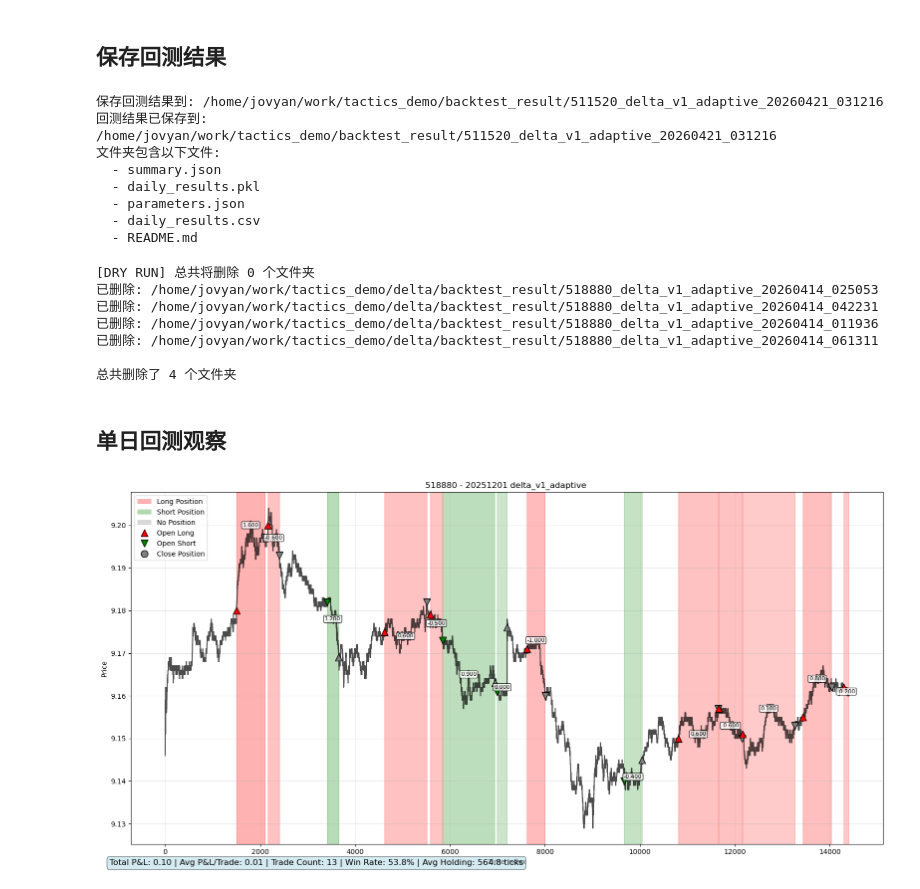
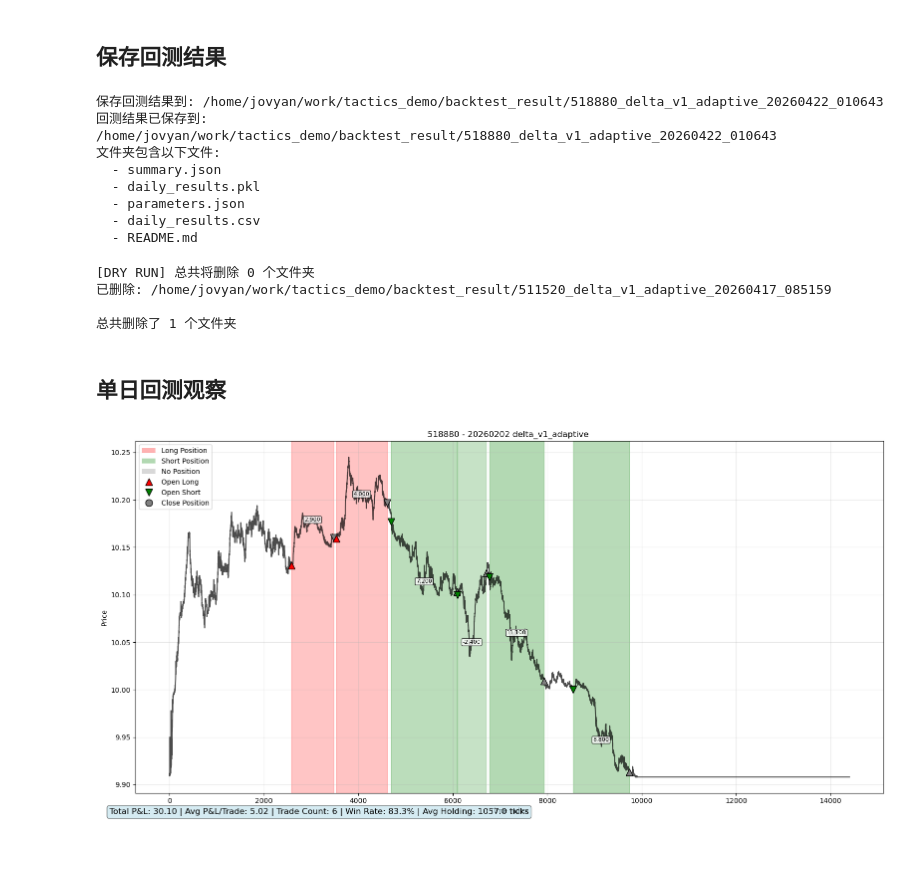
Before and after one commit to artinsophia/Quant-Intern-2026, a Jupyter notebook: delta/demo.ipynb, the cells around one changed output. Drawn from its saved outputs; the diff is of its cells as text; code cells hidden in the pictures; blank space fills up the shorter version.

```diff
--- a/delta/demo.ipynb
+++ b/delta/demo.ipynb
@@ -35,8 +32,8 @@ param_dict = {
     'stride': 1,
 
     'short_window': 60,
-    'long_window': 600,
-    'y_window': 600,
+    'long_window': 300,
+    'y_window': 900,
 
     'open_threshold': 2,
     'open_confidence': 0,
@@ -44,15 +41,15 @@ param_dict = {
     'close_confidence': 1,
     'reset_threshold': 2,
     'reset_confidence': 0,
-    'gamma': 1,
+    'gamma': 3,
 
     'standard_num': 1000,
 
     'atr_multiplier': 4,
     'vol_window': 900,
 
-    'k_up': 4,
-    'k_down': 4,
+    'k_up': 3,
+    'k_down': 3,
 }
 param_dict['x_window'] = max(param_dict['short_window'], param_dict['long_window'])
 # %% [markdown]
@@ -336,8 +333,8 @@ import os
 for file in os.listdir(result_dir):
     print(f"  - {file}")
 # %% [output]
-保存回测结果到: /home/jovyan/work/tactics_demo/backtest_result/511520_delta_v1_adaptive_20260421_031216
-回测结果已保存到: /home/jovyan/work/tactics_demo/backtest_result/511520_delta_v1_adaptive_20260421_031216
+保存回测结果到: /home/jovyan/work/tactics_demo/backtest_result/518880_delta_v1_adaptive_20260422_010643
+回测结果已保存到: /home/jovyan/work/tactics_demo/backtest_result/518880_delta_v1_adaptive_20260422_010643
 文件夹包含以下文件:
   - summary.json
   - daily_results.pkl
@@ -347,23 +344,20 @@ for file in os.listdir(result_dir):
 # %%
 from tools import delete_backtest_results_by_date, delete_backtest_results_by_instrument_date
 delete_backtest_results_by_date("20260413", dry_run=True)
-deleted = delete_backtest_results_by_instrument_date("518880", "20260414", dry_run=False)
+deleted = delete_backtest_results_by_instrument_date("511520", "20260417", dry_run=False)
 # %% [output]
 [DRY RUN] 总共将删除 0 个文件夹
-已删除: /home/jovyan/work/tactics_demo/delta/backtest_result/518880_delta_v1_adaptive_20260414_025053
-已删除: /home/jovyan/work/tactics_demo/delta/backtest_result/518880_delta_v1_adaptive_20260414_042231
-已删除: /home/jovyan/work/tactics_demo/delta/backtest_result/518880_delta_v1_adaptive_20260414_011936
-已删除: /home/jovyan/work/tactics_demo/delta/backtest_result/518880_delta_v1_adaptive_20260414_061311
+已删除: /home/jovyan/work/tactics_demo/backtest_result/511520_delta_v1_adaptive_20260417_085159
 
-总共删除了 4 个文件夹
+总共删除了 1 个文件夹
 # %% [markdown]
 ## 单日回测观察
 # %%
 from single_day_backtest import single_day_backtest,plot_delta_history
 strategy = StrategyDemo(model_path, param_dict)
-hh = single_day_backtest(instrument_id,'20251201',StrategyDemo,model_path,param_dict,official = False)
+hh = single_day_backtest(instrument_id,'20260202',StrategyDemo,model_path,param_dict,official = False)
 # %% [output]
-[figure, old version]
+[figure, new version]
 # %%
 summary = pd.read_csv('/home/jovyan/work/live_trading/511090_20260421_oyyb_01.csv')
 # plot cumulative profits
```
Also changed, not shown: parts of 9 cells of this notebook, 5 other files.
